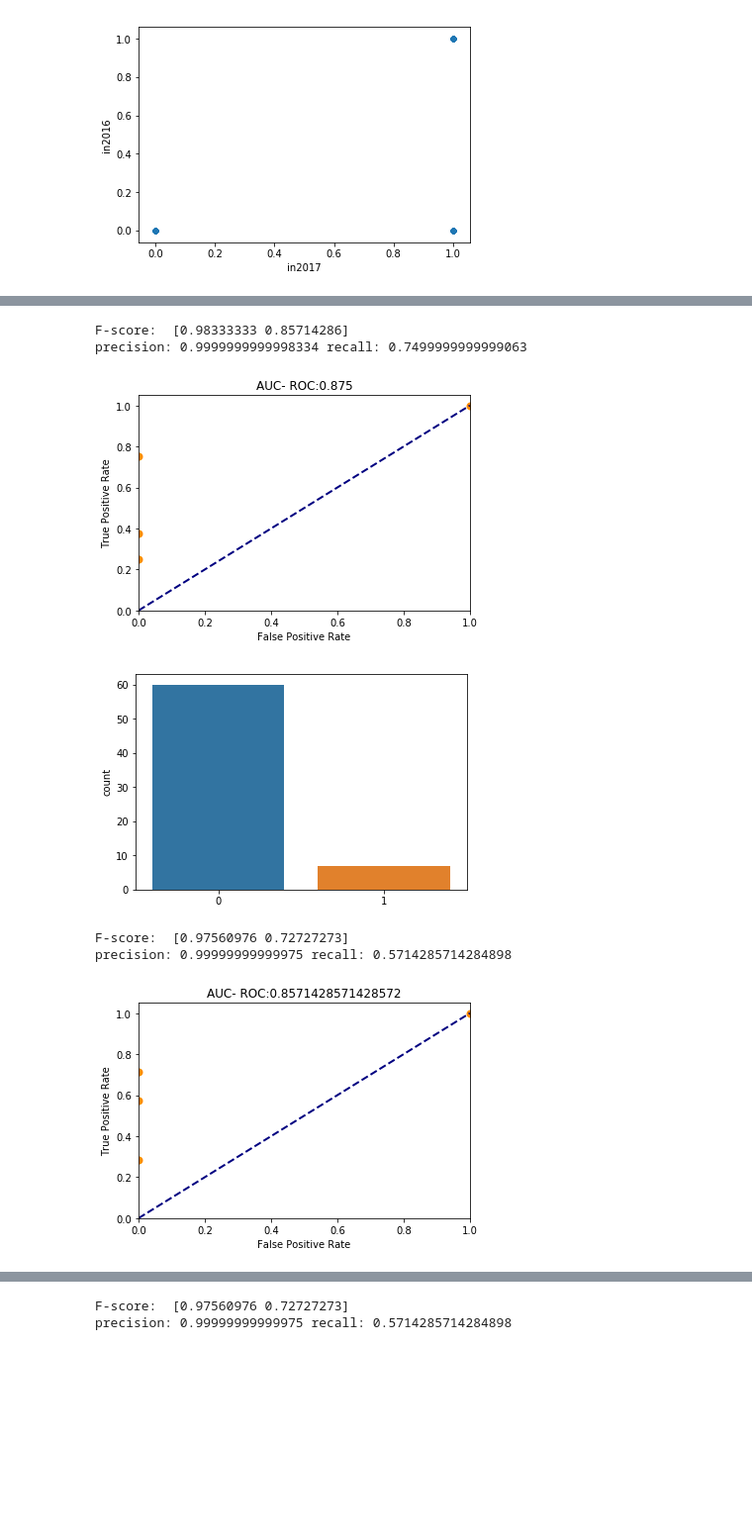
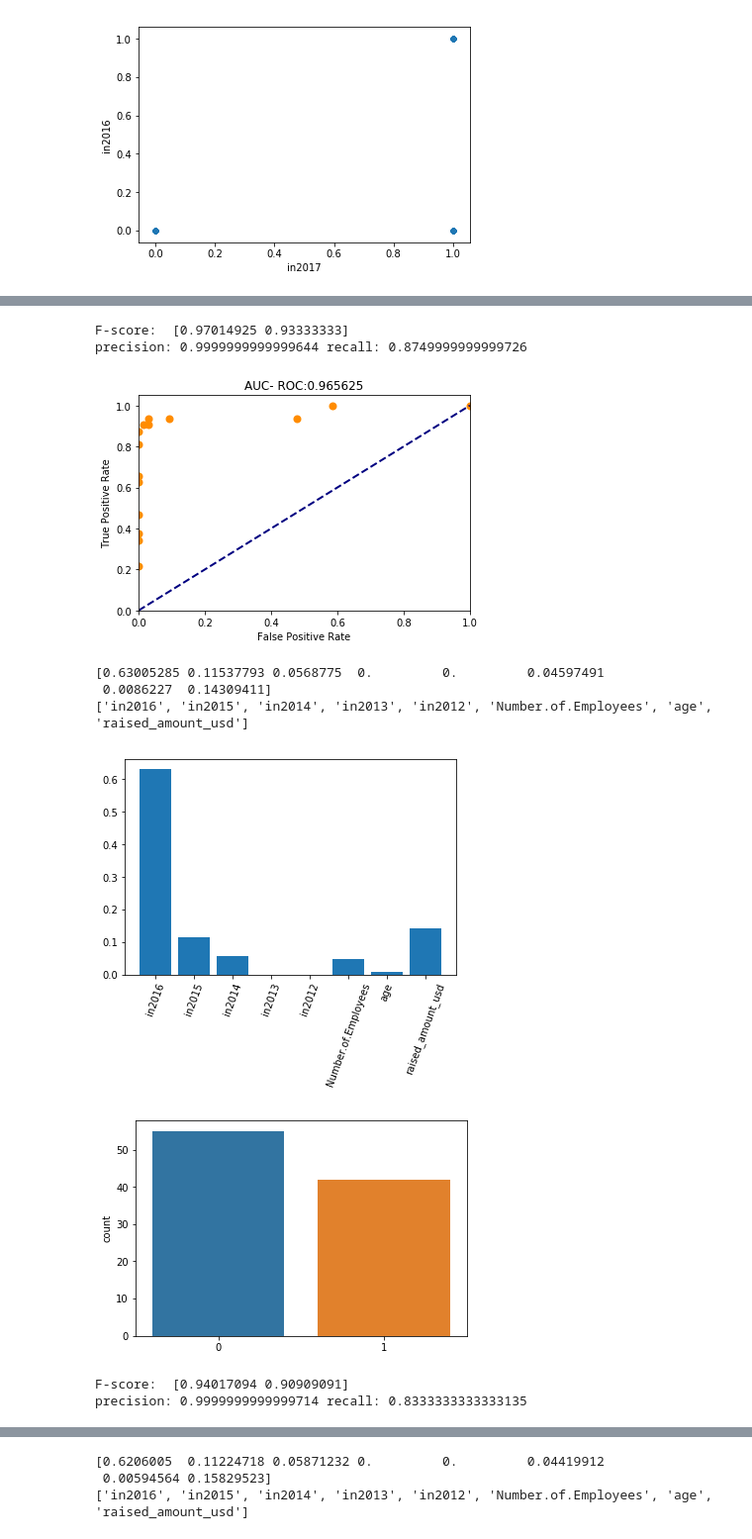
Before and after one commit to urchuegu/hacknlead_swisscom, a Jupyter notebook: hacknlead_swisscom_ranking.ipynb, the cells around one changed output, grey strips where cells are left out. Shown at 99% size. Saved outputs shown, nothing was run; the diff lists cells and outputs as text; code cells hidden in the pictures; blank space fills up the shorter version.

Commit message:
desicion tree graph

```diff
--- a/hacknlead_swisscom_ranking.ipynb
+++ b/hacknlead_swisscom_ranking.ipynb
@@ -26,13 +26,22 @@ all_satrtup['in2014']=all_satrtup.comps.isin(history_rank.comps[~history_rank.X2
 all_satrtup['in2013']=all_satrtup.comps.isin(history_rank.comps[~history_rank.X2013.isnull()]) *1
 all_satrtup['in2012']=all_satrtup.comps.isin(history_rank.comps[~history_rank.X2012.isnull()]) *1
 mydata = pd.merge(all_satrtup,all_startup_info.iloc[:,[12,7,8,9]],on='comps')
-print mydata.shape
-mydata  = pd.merge(mydata,topRanking,on='comps',how='left')
+
 mydata['age'] =(pd.Timestamp(DT.datetime.now())- pd.to_datetime(mydata['Incorporation.Date'])).astype('<m8[Y]')
 mydata[mydata.age<0].age = 0
 mydata.drop('Incorporation.Date',axis=1,inplace=True)
 mydata['Number.of.Employees'][mydata['Number.of.Employees'].isnull()]=0
+
+mydata = pd.merge(mydata,all_year_ranking[['comps','raised_amount_usd']],how='left',on='comps')
+mydata['raised_amount_usd'][mydata['raised_amount_usd'].isnull()]=0
+mydata.head()
+
 mydata =mydata.sample(frac=1).reset_index(drop=True)
-mydata['ranking2017_y'][mydata['ranking2017_y'].isnull()] =0
+
+
+
+mydata  = pd.merge(mydata,topRanking,on='comps',how='left')
+mydata['ranking2017'][mydata['ranking2017'].isnull()] =0
+
 mydata.head()
 # %% [output]
@@ -137,8 +160,8 @@ Name: age, dtype: int64
 # %%
+print mydata.head()
 y=mydata.in2017.values
-x=mydata.iloc[:,2:7].values
-print x
+x=mydata.iloc[:,[2,3,4,5,6,8,9,10]].values
 ax = sns.countplot(y,label="Count")
 plt.show()
-print x.shape
+feature_names =  [mydata.columns[i] for i in [2,3,4,5,6,8,9,10]]
 # %% [output]
@@ -154,12 +182,10 @@ print x.shape
 # %%
 ### in top100 or not classification
-
 from sklearn.model_selection import KFold
 from sklearn import svm
 kf = KFold(n_splits=10)
 acc_scores=[]
 for train_index, test_index in kf.split(x):
-
 
     y_test= y[test_index]
     ax = sns.countplot(y_test,label="Count")
@@ -170,7 +196,6 @@ for train_index, test_index in kf.split(x):
     clf.fit(x[train_index], y[train_index])
     y_pred = clf.predict(x[test_index])
     y_score = clf.predict_proba(x[test_index])
-
     print "F-score: " ,f1_score(y_test, y_pred,average=None)
 
     pc=1
@@ -199,6 +224,11 @@ for train_index, test_index in kf.split(x):
     plt.title('AUC- ROC:'+str(roc_auc))
 
     plt.show()
+    print     clf.feature_importances_
+    plt.bar(range(len(clf.feature_importances_)),clf.feature_importances_)
+    print feature_names
+    plt.xticks(range(len(clf.feature_importances_)),feature_names,rotation=70)
+    plt.show()
 
 plt.boxplot(np.array(acc_scores),labels=['precision','recall','tnr','fpr','fnr','auc'])
 plt.show()
@@ -208,7 +238,10 @@ print np.nanmean(np.array(acc_scores),0)
-F-score:  [0.98333333 0.85714286]
-precision: 0.9999999999998334 recall: 0.7499999999999063
+F-score:  [0.97014925 0.93333333]
+precision: 0.9999999999999644 recall: 0.8749999999999726
-[figure, old version]
+[figure, new version]
+[0.63005285 0.11537793 0.0568775  0.         0.         0.04597491
+ 0.0086227  0.14309411]
+['in2016', 'in2015', 'in2014', 'in2013', 'in2012', 'Number.of.Employees', 'age', 'raised_amount_usd']
-[figure, old version]
+[figure, new version]
-F-score:  [0.97560976 0.72727273]
-precision: 0.99999999999975 recall: 0.5714285714284898
-[figure, old version]
+[figure, new version]
+F-score:  [0.94017094 0.90909091]
+precision: 0.9999999999999714 recall: 0.8333333333333135
@@ -216,2 +249,3 @@ precision: 0.99999999999975 recall: 0.5714285714284898
-F-score:  [0.97560976 0.72727273]
-precision: 0.99999999999975 recall: 0.5714285714284898
+[0.6206005  0.11224718 0.05871232 0.         0.         0.04419912
+ 0.00594564 0.15829523]
+['in2016', 'in2015', 'in2014', 'in2013', 'in2012', 'Number.of.Employees', 'age', 'raised_amount_usd']
```
Also changed, not shown: parts of 6 cells of this notebook.
